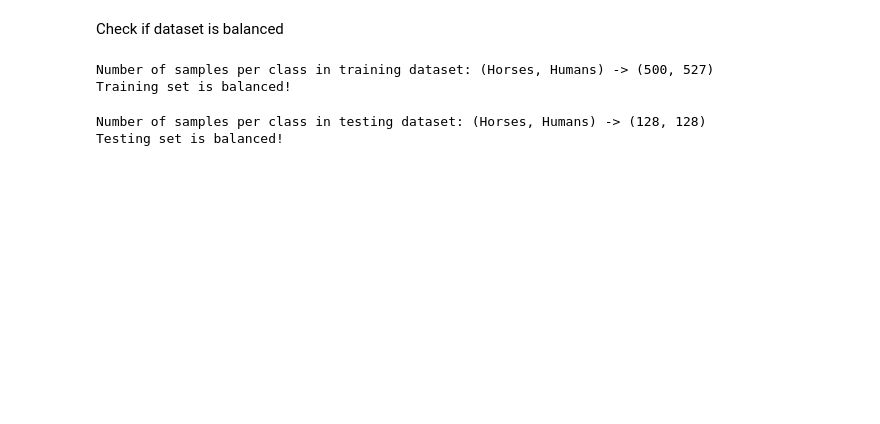
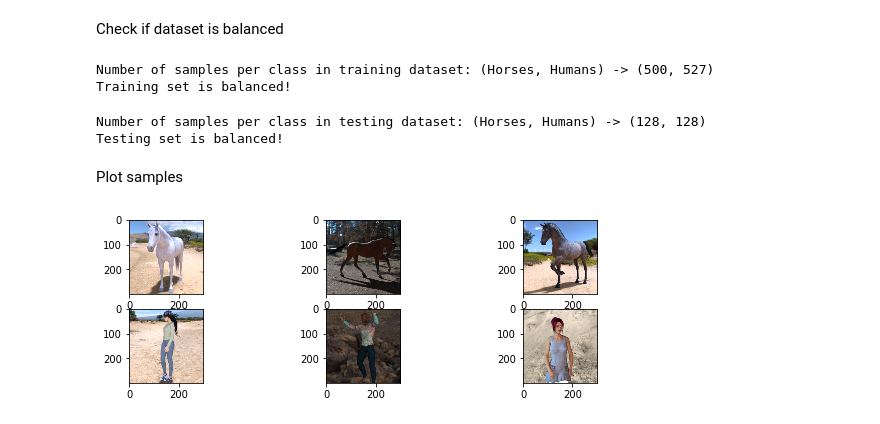
Before and after one commit to sofiagspedrini/horse-person-classifier, a Jupyter notebook: notebooks/Experiments.ipynb, the cells around one changed output. Saved outputs shown, nothing was run; the diff lists cells and outputs as text; code cells hidden in the pictures; blank space fills up the shorter version.

Commit message:
Ploting samples

```diff
--- a/notebooks/Experiments.ipynb
+++ b/notebooks/Experiments.ipynb
@@ -39,3 +39,26 @@ else:
 # %% [output]
 Number of samples per class in testing dataset: (Horses, Humans) -> (128, 128)
 Testing set is balanced!
+# %% [markdown]
+Plot samples
+# %%
+horse_smp = []
+human_smp = []
+
+for i in range(3):
+    horse_im = Image.open(train_horses_path+'/'+os.listdir(train_horses_path)[i*100])
+    human_im = Image.open(train_humans_path+'/'+os.listdir(train_humans_path)[i*100])
+    horse_smp.append(horse_im)
+    human_smp.append(human_im)
+
+plt.rcParams["figure.figsize"] = (10,3)
+fig, axs = plt.subplots(2, 3)
+for i in range(2):
+    for j in range(3):
+        if i == 0:
+            axs[i, j].imshow(horse_smp[j])
+        else:
+            axs[i, j].imshow(human_smp[j])
+plt.show()
+# %% [output]
+[figure, added]
```
